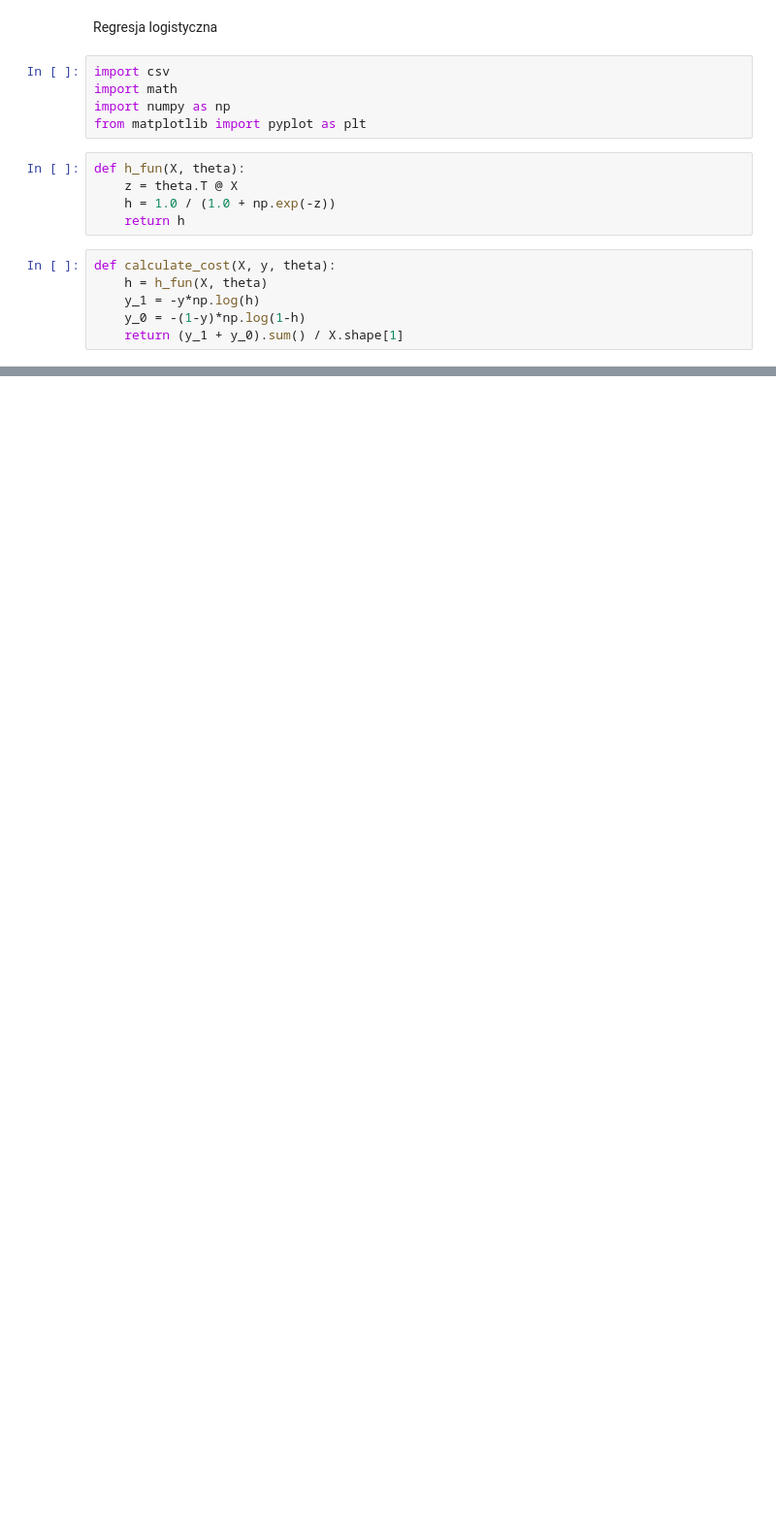
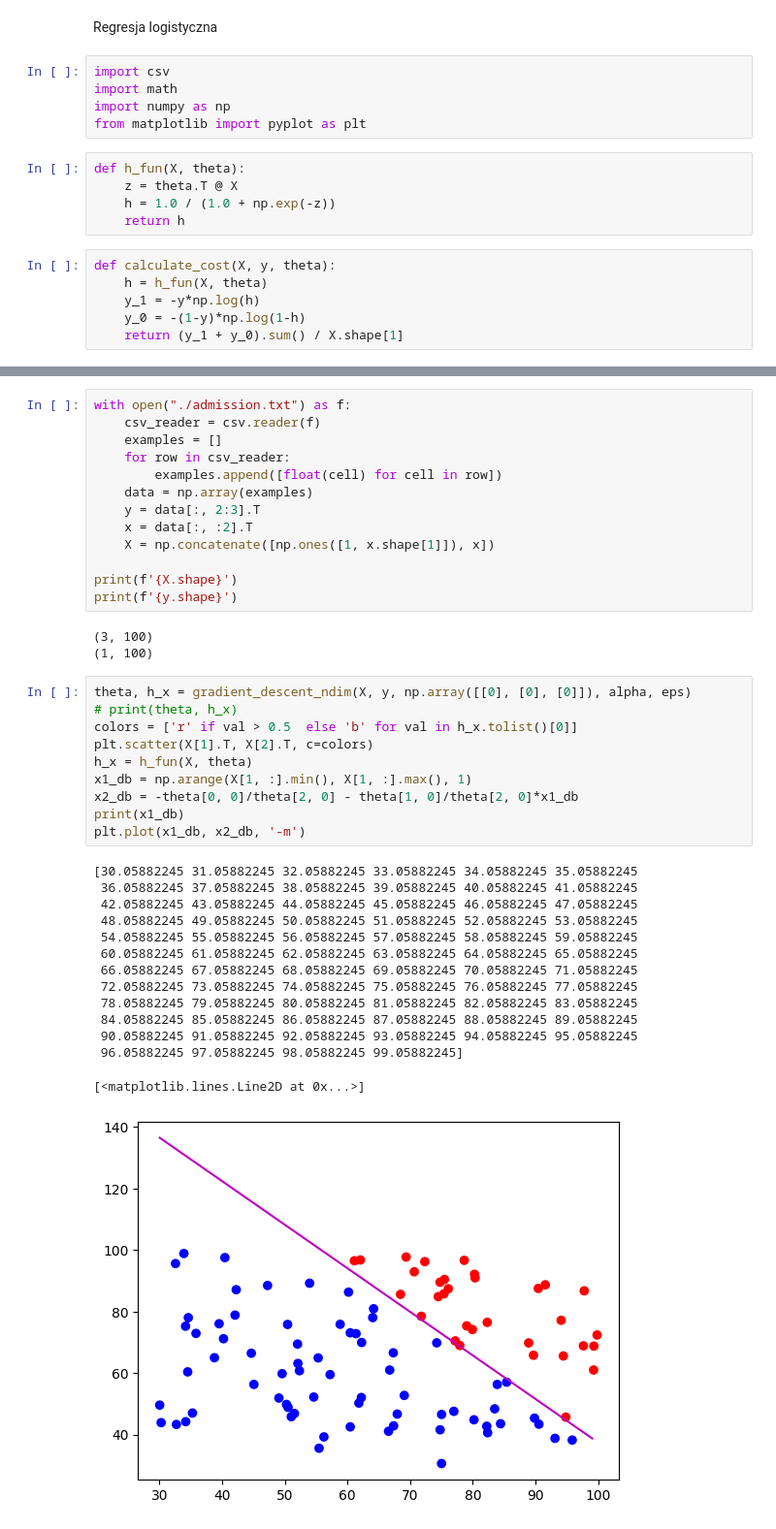
Before and after one commit to JakubStyczen/MachineLearining, a Jupyter notebook: LogicRegression/ML_LAB3.ipynb, the cells around one changed output, grey strips where cells are left out. Shown at 97% size. Drawn from its saved outputs; the diff is of its cells as text; blank space fills up the shorter version.

```diff
--- a/LogicRegression/ML_LAB3.ipynb
+++ b/LogicRegression/ML_LAB3.ipynb
@@ -52,0 +123,41 @@ def gradient_descent_ndim(X, y, theta, alpha=alpha, eps=eps, max_iter=100000):
+# %%
+with open("./admission.txt") as f:
+    csv_reader = csv.reader(f)
+    examples = []
+    for row in csv_reader:
+        examples.append([float(cell) for cell in row])
+    data = np.array(examples)
+    y = data[:, 2:3].T
+    x = data[:, :2].T
+    X = np.concatenate([np.ones([1, x.shape[1]]), x])
+
+print(f'{X.shape}')
+print(f'{y.shape}')
+# %% [output]
+(3, 100)
+(1, 100)
+# %%
+theta, h_x = gradient_descent_ndim(X, y, np.array([[0], [0], [0]]), alpha, eps)
+# print(theta, h_x)
+colors = ['r' if val > 0.5  else 'b' for val in h_x.tolist()[0]]
+plt.scatter(X[1].T, X[2].T, c=colors)
+h_x = h_fun(X, theta)
+x1_db = np.arange(X[1, :].min(), X[1, :].max(), 1)
+x2_db = -theta[0, 0]/theta[2, 0] - theta[1, 0]/theta[2, 0]*x1_db
+print(x1_db)
+plt.plot(x1_db, x2_db, '-m')
+# %% [output]
+[30.05882245 31.05882245 32.05882245 33.05882245 34.05882245 35.05882245
+ 36.05882245 37.05882245 38.05882245 39.05882245 40.05882245 41.05882245
+ 42.05882245 43.05882245 44.05882245 45.05882245 46.05882245 47.05882245
+ 48.05882245 49.05882245 50.05882245 51.05882245 52.05882245 53.05882245
+ 54.05882245 55.05882245 56.05882245 57.05882245 58.05882245 59.05882245
+ 60.05882245 61.05882245 62.05882245 63.05882245 64.05882245 65.05882245
+ 66.05882245 67.05882245 68.05882245 69.05882245 70.05882245 71.05882245
+ 72.05882245 73.05882245 74.05882245 75.05882245 76.05882245 77.05882245
+ 78.05882245 79.05882245 80.05882245 81.05882245 82.05882245 83.05882245
+ 84.05882245 85.05882245 86.05882245 87.05882245 88.05882245 89.05882245
+ 90.05882245 91.05882245 92.05882245 93.05882245 94.05882245 95.05882245
+ 96.05882245 97.05882245 98.05882245 99.05882245]
+[<matplotlib.lines.Line2D at 0x...>]
+[figure, added]
```
Also changed, not shown: parts of 18 cells of this notebook.
